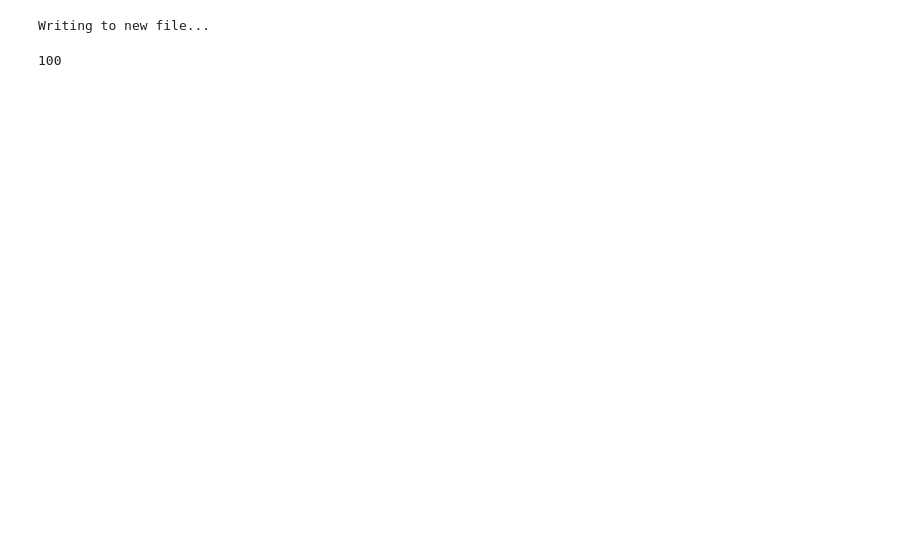
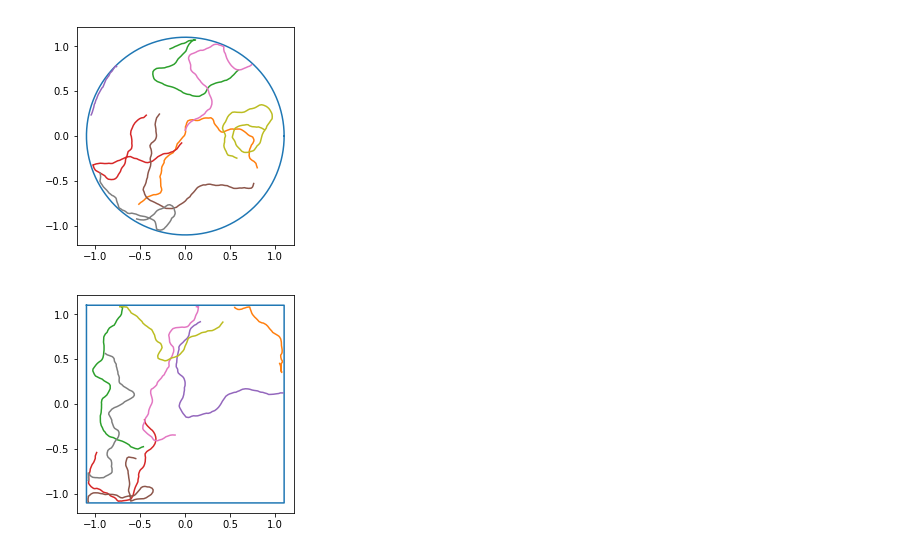
Before and after one commit to sullivan-sean/vector-nav, a Jupyter notebook: vec_nav.ipynb, the cells around one changed output. Saved outputs shown, nothing was run; the diff lists cells and outputs as text; code cells hidden in the pictures; blank space fills up the shorter version.

```diff
--- a/vec_nav.ipynb
+++ b/vec_nav.ipynb
@@ -13,9 +19,0 @@ from train import train_model
-# %%
-scene = SquareCage(2.2)
-file = H5File('trajectories_2.hdf5', 'square_cage_2200')
-TS = TrajectorySimulator(scene)
-if not file.empty:
-    TS.load_params(file.attrs)
-TS.save(file, N=1000)
-# %% [output]
-Writing to new file...
@@ -21,0 +57,9 @@ Writing to new file...
+# %%
+TrajectorySimulator(CircularCage(2.2)).plot_trajectories(N=8)
+
+scene = SquareCage(2.2)
+TS = TrajectorySimulator(scene, perimiter=0.03)
+TS.plot_trajectories(N=8)
+# %% [output]
+[figure, added]
+[figure, added]
@@ -22,6 +74,2 @@ Writing to new file...
 # %%
-dataset = file.to_dataset()
-dataloader = DataLoader(dataset, batch_size=10, shuffle=True, num_workers=16)
-print(len(dataloader))
+dataloader = DataLoader(dataset, batch_size=10, num_workers=16)
-# %% [output]
-100
```
Also changed, not shown: parts of 9 cells of this notebook, 9 other files.
